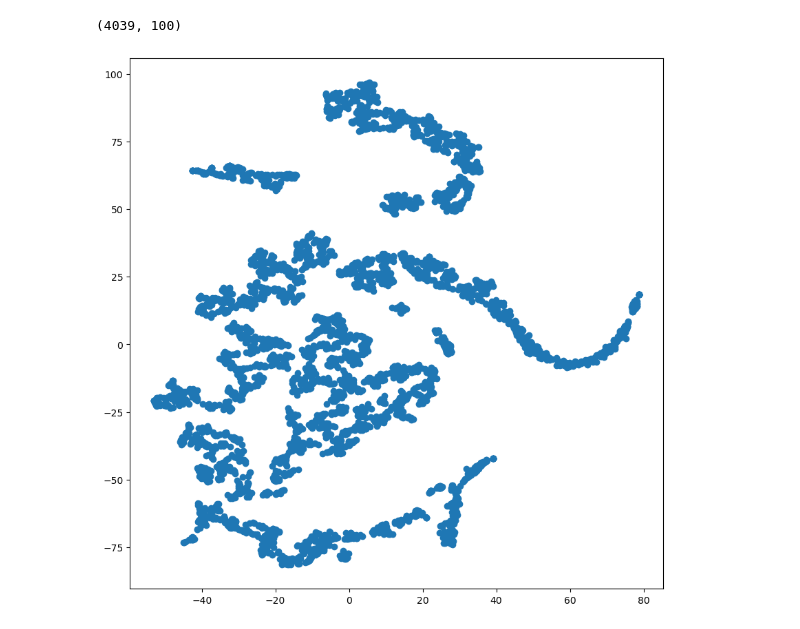
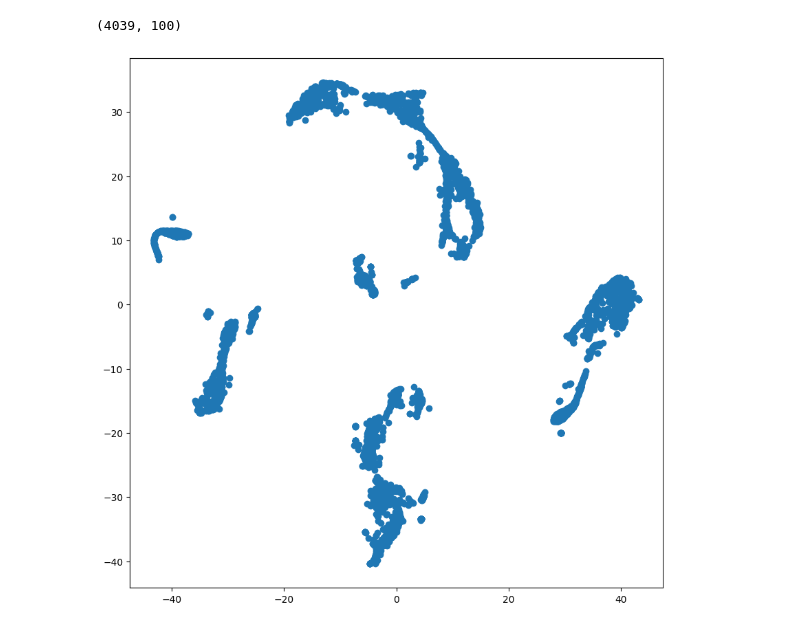
Before and after one commit to pilis/wut-mini-machine-learning-on-graphs-project-1, a Jupyter notebook: notebooks/exp_test.ipynb, the cells around one changed output. Saved outputs shown, nothing was run; the diff lists cells and outputs as text; code cells hidden in the pictures.

```diff
--- a/notebooks/exp_test.ipynb
+++ b/notebooks/exp_test.ipynb
@@ -9,7 +9,7 @@ def load_numpy_2d_array_from_file(filepath):
     array = np.loadtxt(filepath, delimiter=" ")
     return array
 
-embedding = load_numpy_2d_array_from_file("C:/Users/gupta/Documents/WUT/Semester 3/MLGraphs/wut-mini-machine-learning-on-graphs-project/data/embeddings/newgat_i50.txt")
+embedding = load_numpy_2d_array_from_file("C:/Users/gupta/Documents/WUT/Semester 3/MLGraphs/wut-mini-machine-learning-on-graphs-project/data/embeddings_local_test/nd_d100.txt")
 # %%
 embedding.shape
 # %% [output]
@@ -17,11 +17,12 @@ embedding.shape
 # %%
 # First we reduce the dimensionality of the embedding using PCA
 embedding_pca = PCA(n_components=2).fit_transform(embedding)
-
+num_nodes = embedding.shape[0]
 # Then we use t-SNE to visualize the embedding
+# perplexity = max(2, int(num_nodes / 30))
+# tsne = TSNE(n_components=2, random_state=0, perplexity=perplexity)
 tsne = TSNE(n_components=2, random_state=0)
 embedding_2d = tsne.fit_transform(embedding_pca)
-
 def plot_embedding(embedding_2d):
     """Plot the embedding"""
     plt.figure(figsize=(10, 10))
@@ -29,5 +30,21 @@ def plot_embedding(embedding_2d):
     plt.show()
 
 plot_embedding(embedding_2d)
-# %% [output]
-[figure, removed]
+# %%
+# First we reduce the dimensionality of the embedding using PCA
+embedding_pca = PCA(n_components=2).fit_transform(embedding)
+num_nodes = embedding.shape[0]
+# Then we use t-SNE to visualize the embedding
+perplexity = max(2, int(num_nodes / 30))
+tsne = TSNE(n_components=2, random_state=0, perplexity=perplexity)
+# tsne = TSNE(n_components=2, random_state=0)
+embedding_2d = tsne.fit_transform(embedding_pca)
+def plot_embedding(embedding_2d):
+    """Plot the embedding"""
+    plt.figure(figsize=(10, 10))
+    plt.scatter(embedding_2d[:, 0], embedding_2d[:, 1], cmap="tab10")
+    plt.show()
+
+plot_embedding(embedding_2d)
+# %% [output]
+[figure, added]
```
Also changed, not shown: parts of 2 cells of this notebook, 4 other files.
